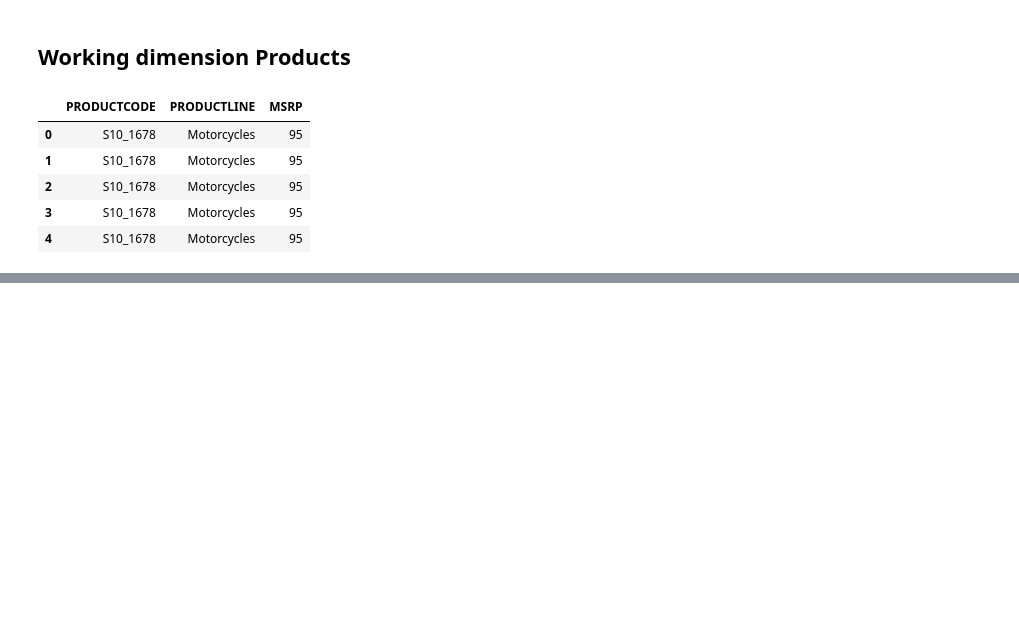
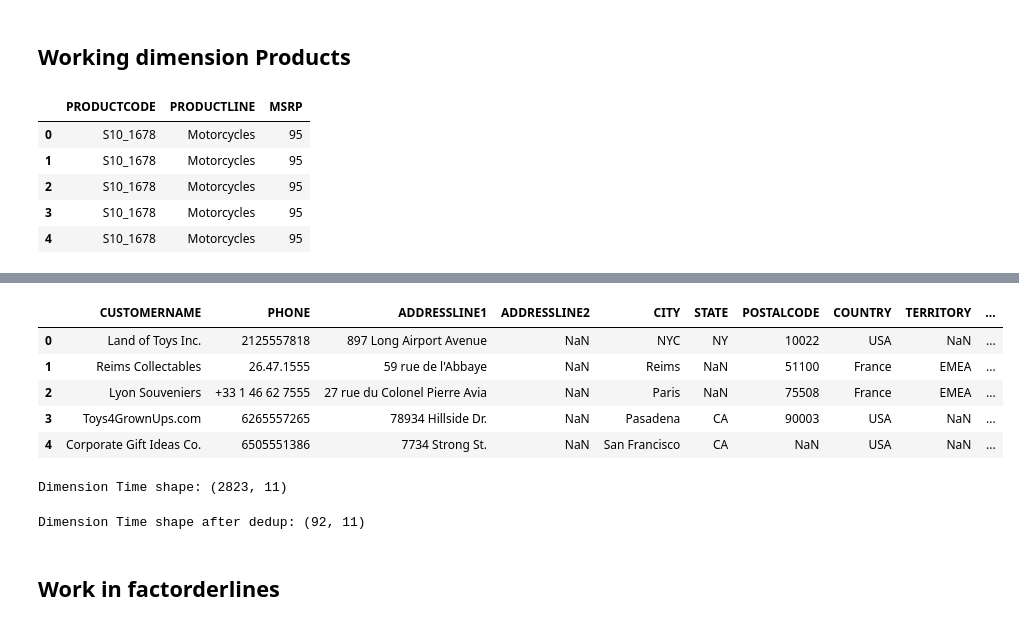
Before and after one commit to Sandokhan/dw, a Jupyter notebook: main.ipynb, the cells around one changed output, grey strips where cells are left out. Drawn from its saved outputs; the diff is of its cells as text; code cells hidden in the pictures; blank space fills up the shorter version.

```diff
--- a/main.ipynb
+++ b/main.ipynb
@@ -162,0 +195,22 @@ df_prod.head()
+# %%
+df_customer = df[['CUSTOMERNAME', 'PHONE', 'ADDRESSLINE1', 'ADDRESSLINE2', 'CITY', 'STATE', 'POSTALCODE', 'COUNTRY', 'TERRITORY', 'CONTACTFIRSTNAME', 'CONTACTLASTNAME']].copy(deep=True)
+df_customer.head()
+# %% [output]
+|  | CUSTOMERNAME | PHONE | ADDRESSLINE1 | ADDRESSLINE2 | CITY | STATE | POSTALCODE | COUNTRY | TERRITORY | ... |
+| 0 | Land of Toys Inc. | 2125557818 | 897 Long Airport Avenue | NaN | NYC | NY | 10022 | USA | NaN | ... |
+| 1 | Reims Collectables | 26.47.1555 | 59 rue de l'Abbaye | NaN | Reims | NaN | 51100 | France | EMEA | ... |
+| 2 | Lyon Souveniers | +33 1 46 62 7555 | 27 rue du Colonel Pierre Avia | NaN | Paris | NaN | 75508 | France | EMEA | ... |
+| 3 | Toys4GrownUps.com | 6265557265 | 78934 Hillside Dr. | NaN | Pasadena | CA | 90003 | USA | NaN | ... |
+| 4 | Corporate Gift Ideas Co. | 6505551386 | 7734 Strong St. | NaN | San Francisco | CA | NaN | USA | NaN | ... |
+# %%
+print(f'Dimension Customer shape: {df_customer.shape}')
+# %% [output]
+Dimension Time shape: (2823, 11)
+# %%
+df_customer.drop_duplicates(keep='first',inplace=True)
+print(f'Dimension Customer shape after dedup: {df_customer.shape}')
+df_customer.to_csv('output_files/df_customer.csv', index=False)
+# %% [output]
+Dimension Time shape after dedup: (92, 11)
+# %% [markdown]
+## Work in factorderlines
```
Also changed, not shown: parts of 16 cells of this notebook.
